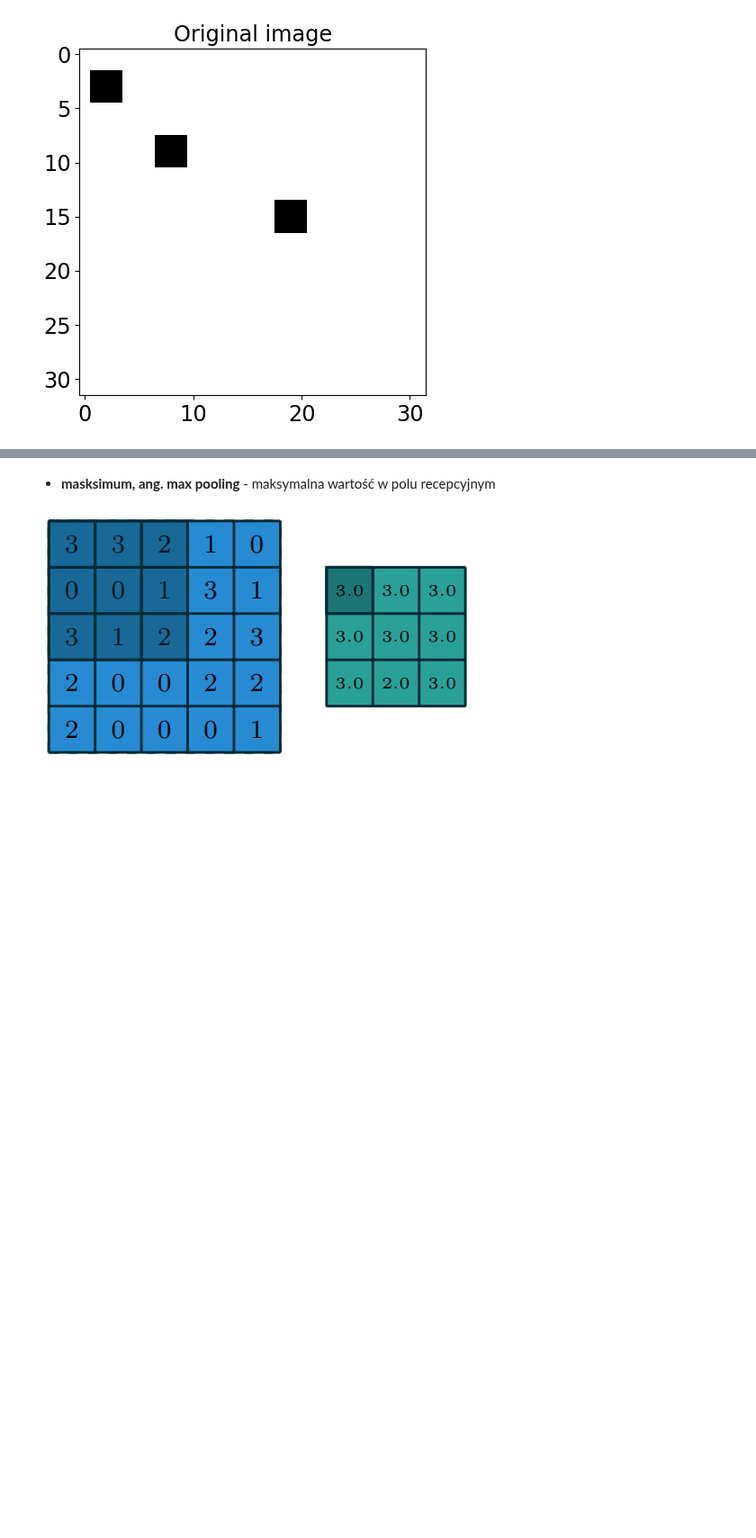
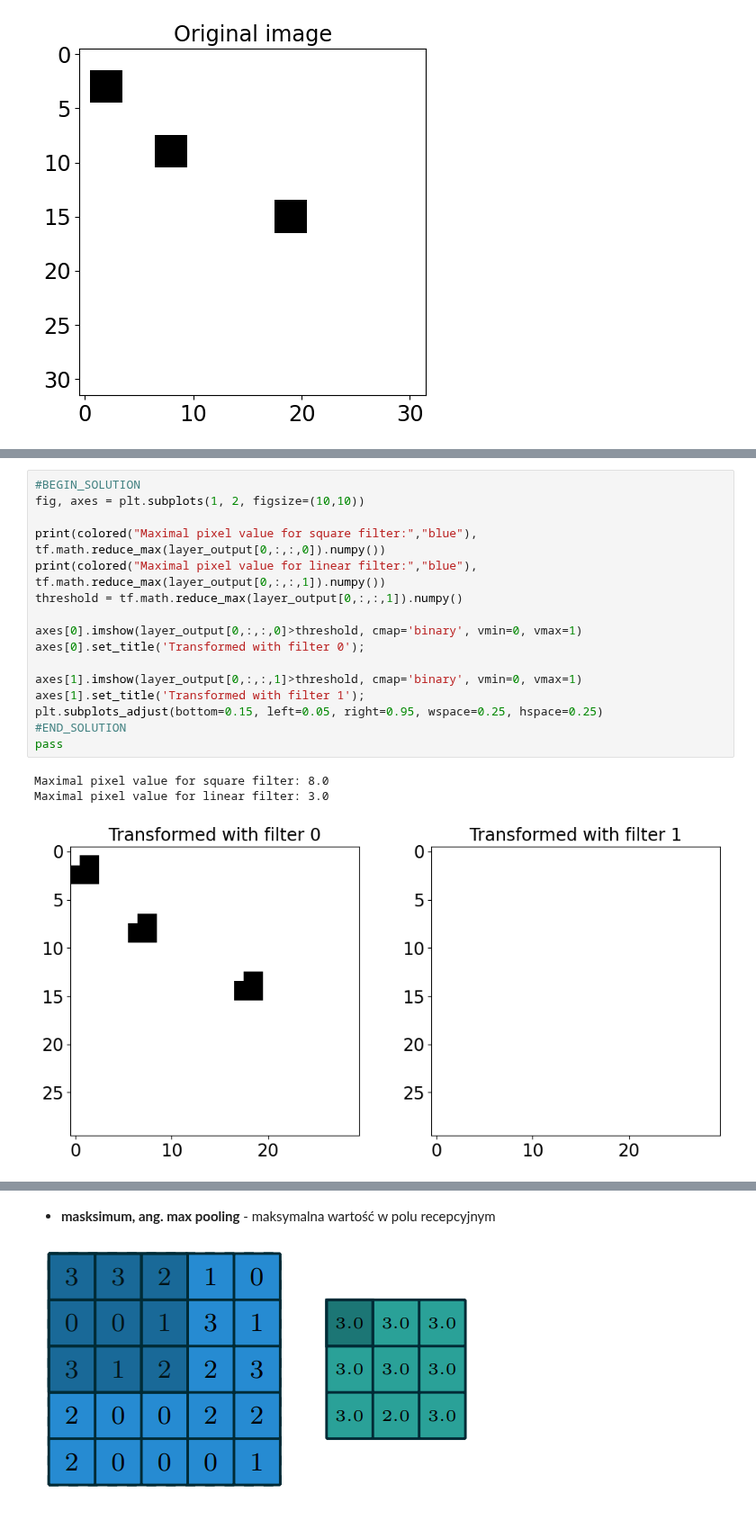
Before and after one commit to akalinow/UczenieMaszynoweII, a Jupyter notebook: PL/06_Sieci_ze_splotem_1.ipynb, the cells around one changed output, grey strips where cells are left out. Shown at 90% size. Drawn from its saved outputs; the diff is of its cells as text; blank space fills up the shorter version.

```diff
--- a/PL/06_Sieci_ze_splotem_1.ipynb
+++ b/PL/06_Sieci_ze_splotem_1.ipynb
@@ -356 +352,21 @@ Maximal pixel value for linear filter: 3.0
+# %%
+#BEGIN_SOLUTION
+fig, axes = plt.subplots(1, 2, figsize=(10,10))
+
+print(colored("Maximal pixel value for square filter:","blue"), tf.math.reduce_max(layer_output[0,:,:,0]).numpy())
+print(colored("Maximal pixel value for linear filter:","blue"), tf.math.reduce_max(layer_output[0,:,:,1]).numpy())
+threshold = tf.math.reduce_max(layer_output[0,:,:,1]).numpy()
+
+axes[0].imshow(layer_output[0,:,:,0]>threshold, cmap='binary', vmin=0, vmax=1)
+axes[0].set_title('Transformed with filter 0');
+
+axes[1].imshow(layer_output[0,:,:,1]>threshold, cmap='binary', vmin=0, vmax=1)
+axes[1].set_title('Transformed with filter 1');
+plt.subplots_adjust(bottom=0.15, left=0.05, right=0.95, wspace=0.25, hspace=0.25)
+#END_SOLUTION
+pass
+# %% [output]
+Maximal pixel value for square filter: 8.0
+Maximal pixel value for linear filter: 3.0
+[figure, added]
 # %% [markdown]
```
Also changed, not shown: parts of 28 cells of this notebook, 3 other files.
